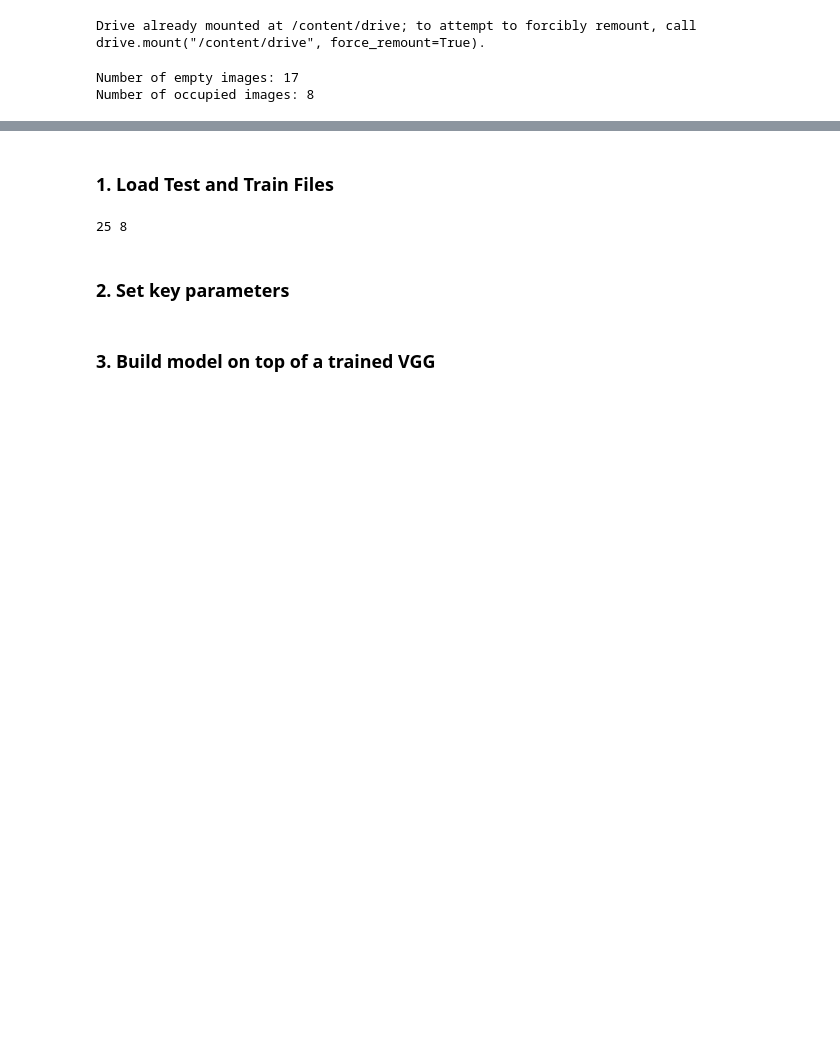
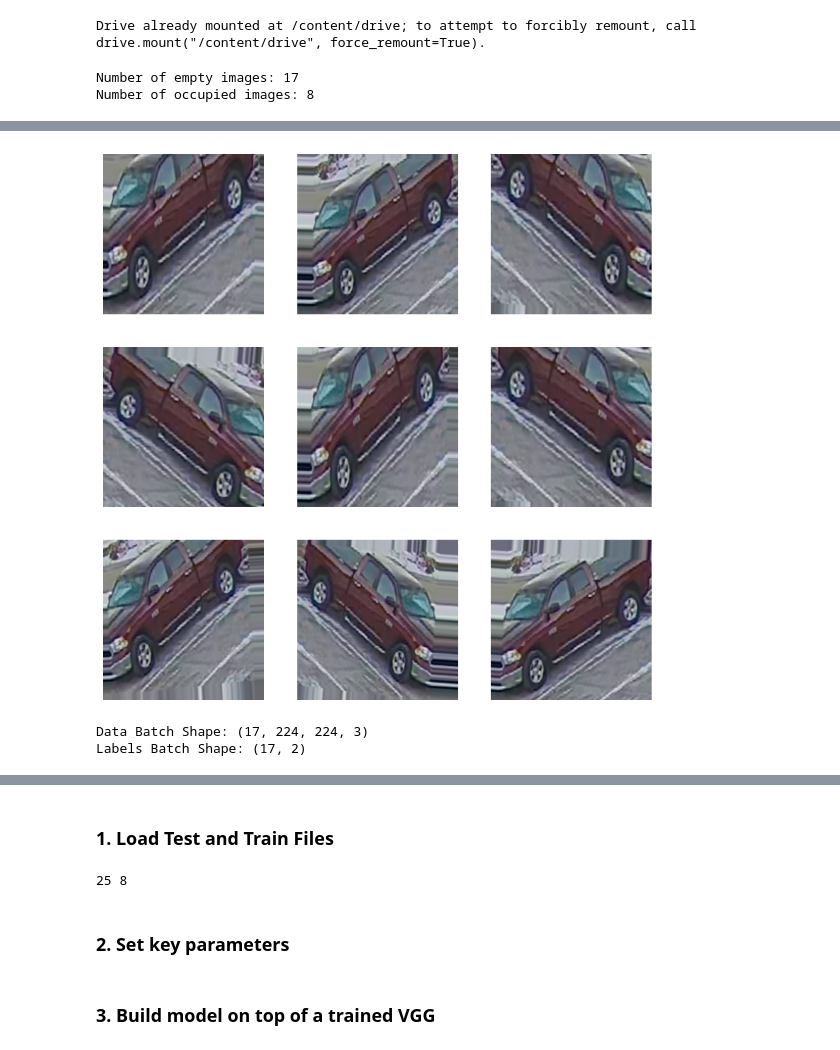
Before and after one commit to Nisha40108/ParkNaviGo, a Jupyter notebook: CNN_model_for_occupancy_KSU.ipynb, the cells around one changed output, grey strips where cells are left out. Saved outputs shown, nothing was run; the diff lists cells and outputs as text; code cells hidden in the pictures; blank space fills up the shorter version.

```diff
--- a/CNN_model_for_occupancy_KSU.ipynb
+++ b/CNN_model_for_occupancy_KSU.ipynb
@@ -19,6 +24,4 @@ from keras.callbacks import ModelCheckpoint, LearningRateScheduler, TensorBoard,
 # %%
-
-
 # Define the path to your images folder and labels CSV file
 images_folder = '/content/drive/MyDrive/nisha/train_data/train/Image'
 labels_csv = '/content/drive/MyDrive/nisha/train_data/train/labels.csv'  # Replace with the actual path
@@ -49,9 +52,7 @@ for sub_folder in os.listdir(images_folder):
             label = "occupied"
         else:
             label = None  # or assign a different label for other cases
-
-        # Append filenames and labels to the lists
-        image_files.extend(files)
+        image_files.extend([os.path.join(sub_folder_path, file) for file in files])
         labels.extend([label] * len(files))
 # %%
 # Verify counts
@@ -63,11 +64,11 @@ Number of occupied images: 8
 # %%
 # Create a DataFrame
 data = {'Image': image_files, 'Label': labels}
-df = pd.DataFrame(data)
+Empty_Occupied_df = pd.DataFrame(data)
 
 # Print the DataFrame for verification
-print(df.head(25))
+print(Empty_Occupied_df.head(25))
 
 # Save the DataFrame to the CSV file
-df.to_csv(labels_csv, index=False)
+Empty_Occupied_df.to_csv(labels_csv, index=False)
 # %% [output]
@@ -90,0 +112,9 @@ df.to_csv(labels_csv, index=False)
+# %%
+# Split the data into training (70%), validation (15%), and test (15%) sets
+train_df, temp_df = train_test_split(Empty_Occupied_df, test_size=0.3, random_state=48)
+validation_df, test_df = train_test_split(temp_df, test_size=0.5, random_state=48)
+
+# Print the number of samples in each set for verification
+print("Number of samples in training set:", len(train_df))
+print("Number of samples in validation set:", len(validation_df))
+print("Number of samples in test set:", len(test_df))
@@ -90,0 +199,24 @@ df.to_csv(labels_csv, index=False)
+# %%
+plt.figure(figsize=(10, 10))
+for images, _ in train_generator:
+    for i in range(9):
+        # Select a single image from the batch
+        img = images[0]
+        # Apply random transformation to the selected image
+        augmented_image = train_datagen.random_transform(img)
+        ax = plt.subplot(3, 3, i + 1)
+        plt.imshow(augmented_image)
+        plt.axis("off")
+    break  # Break the loop after the first batch
+plt.show()
+# %% [output]
+[figure, added]
+# %%
+data_batch, labels_batch = train_generator.next()
+
+# Print the shapes
+print("Data Batch Shape:", data_batch.shape)
+print("Labels Batch Shape:", labels_batch.shape)
+# %% [output]
+Data Batch Shape: (17, 224, 224, 3)
+Labels Batch Shape: (17, 2)
```
Also changed, not shown: parts of 10 cells of this notebook.
